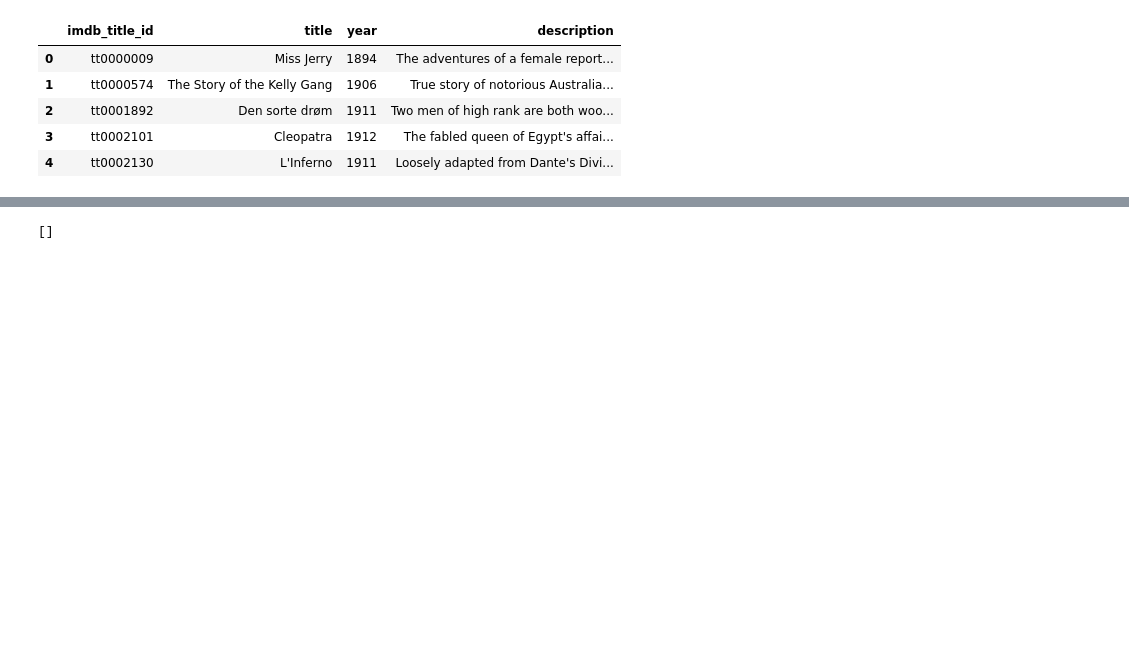
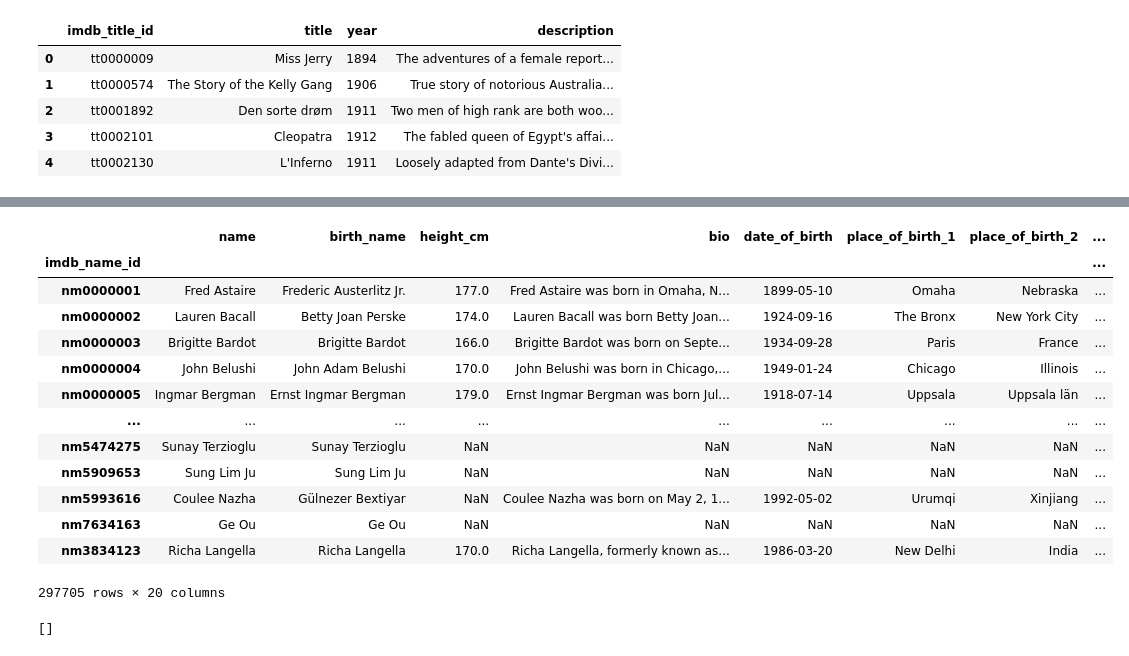
Before and after one commit to jcwells18/ETL-Project, a Jupyter notebook: data_etl.ipynb, the cells around one changed output, grey strips where cells are left out. Drawn from its saved outputs; the diff is of its cells as text; code cells hidden in the pictures; blank space fills up the shorter version.

```diff
--- a/data_etl.ipynb
+++ b/data_etl.ipynb
@@ -75,0 +115,8 @@ clean_names_df.head()
+# %%
+#split locations for places of death
+names_df_3 = names_df_2.copy()
+names_df_3['place_of_death_1'] = names_df_2['place_of_death'].str.split(',', expand=True)[0]
+names_df_3['place_of_death_2'] = names_df_2['place_of_death'].str.split(',', expand=True)[1]
+names_df_3['place_of_death_3'] = names_df_2['place_of_death'].str.split(',', expand=True)[2]
+names_df_3['place_of_death_4'] = names_df_2['place_of_death'].str.split(',', expand=True)[3]
+names_df_3.head()
@@ -76,3 +131,50 @@ clean_names_df.head()
+# %%
+# Rename to clarify column unit of measure
+clean_names_df = names_df_3.rename(columns={
+    'height': 'height_cm'
+})
+
+# Drop unnecessary columns and reorder
+clean_names_df = clean_names_df[['imdb_name_id',
+                         'name',
+                         'birth_name',
+                         'height_cm',
+                         'bio',
+                         'date_of_birth',
+                         'place_of_birth_1',
+                         'place_of_birth_2',
+                         'place_of_birth_3',
+                         'place_of_birth_4',
+                         'date_of_death',
+                         'place_of_death_1',
+                         'place_of_death_2',
+                         'place_of_death_3',
+                         'place_of_death_4',
+                         'reason_of_death',
+                         'spouse_last',
+                         'spouses',
+                         'divorces',
+                         'spouses_with_children',
+                         'children'
+                        ]]
+
+clean_names_df.set_index('imdb_name_id', inplace=True)
+clean_names_df
+# %% [output]
+|  | name | birth_name | height_cm | bio | date_of_birth | place_of_birth_1 | place_of_birth_2 | ... |
+| imdb_name_id |  |  |  |  |  |  |  | ... |
+| nm0000001 | Fred Astaire | Frederic Austerlitz Jr. | 177.0 | Fred Astaire was born in Omaha, N... | 1899-05-10 | Omaha | Nebraska | ... |
+| nm0000002 | Lauren Bacall | Betty Joan Perske | 174.0 | Lauren Bacall was born Betty Joan... | 1924-09-16 | The Bronx | New York City | ... |
+| nm0000003 | Brigitte Bardot | Brigitte Bardot | 166.0 | Brigitte Bardot was born on Septe... | 1934-09-28 | Paris | France | ... |
+| nm0000004 | John Belushi | John Adam Belushi | 170.0 | John Belushi was born in Chicago,... | 1949-01-24 | Chicago | Illinois | ... |
+| nm0000005 | Ingmar Bergman | Ernst Ingmar Bergman | 179.0 | Ernst Ingmar Bergman was born Jul... | 1918-07-14 | Uppsala | Uppsala län | ... |
+| ... | ... | ... | ... | ... | ... | ... | ... | ... |
+| nm5474275 | Sunay Terzioglu | Sunay Terzioglu | NaN | NaN | NaN | NaN | NaN | ... |
+| nm5909653 | Sung Lim Ju | Sung Lim Ju | NaN | NaN | NaN | NaN | NaN | ... |
+| nm5993616 | Coulee Nazha | Gülnezer Bextiyar | NaN | Coulee Nazha was born on May 2, 1... | 1992-05-02 | Urumqi | Xinjiang | ... |
+| nm7634163 | Ge Ou | Ge Ou | NaN | NaN | NaN | NaN | NaN | ... |
+| nm3834123 | Richa Langella | Richa Langella | 170.0 | Richa Langella, formerly known as... | 1986-03-20 | New Delhi | India | ... |
+297705 rows × 20 columns
 # %%
 #create connection to db
 db_connection_string = "julie:pass@localhost:5432/movie_db"
```
Also changed, not shown: parts of 11 cells of this notebook, 1 other file.
